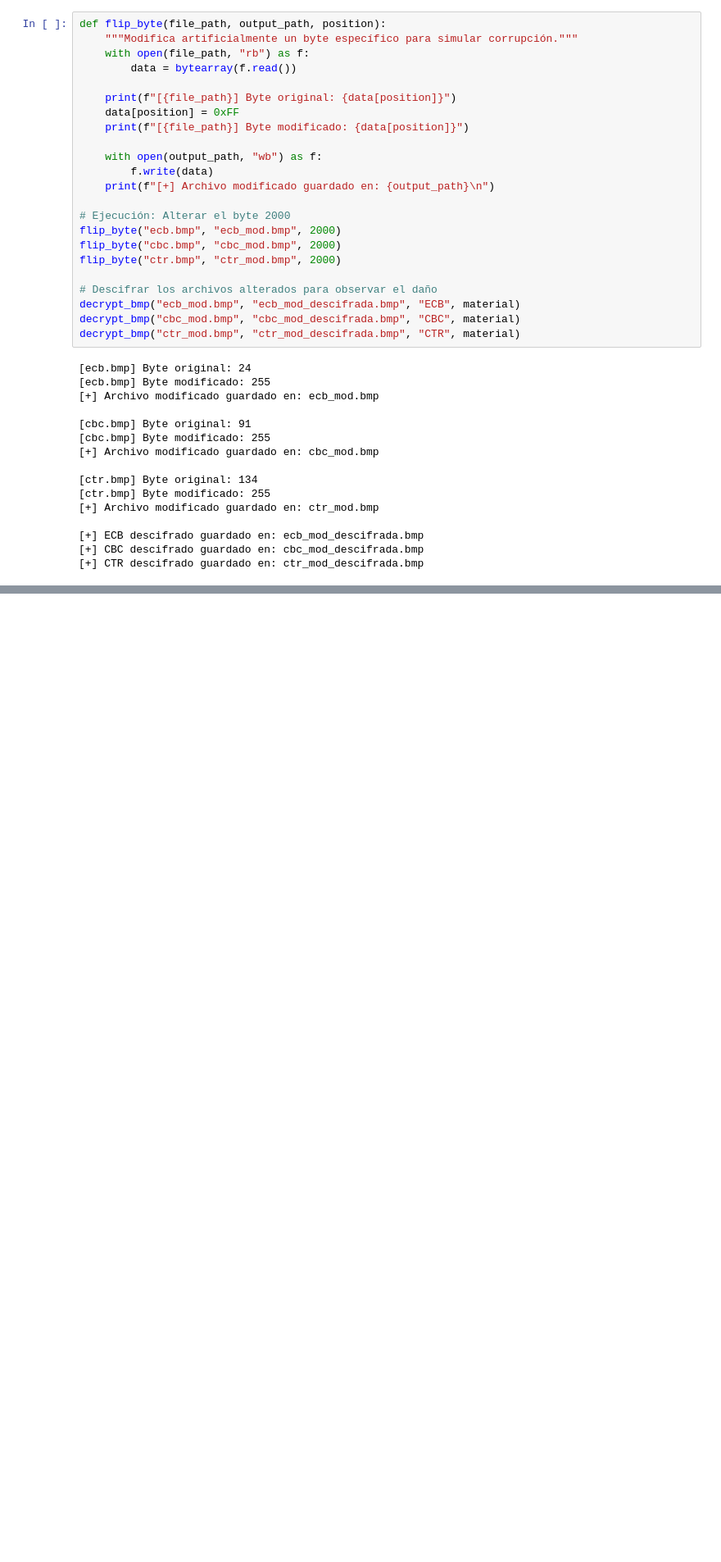
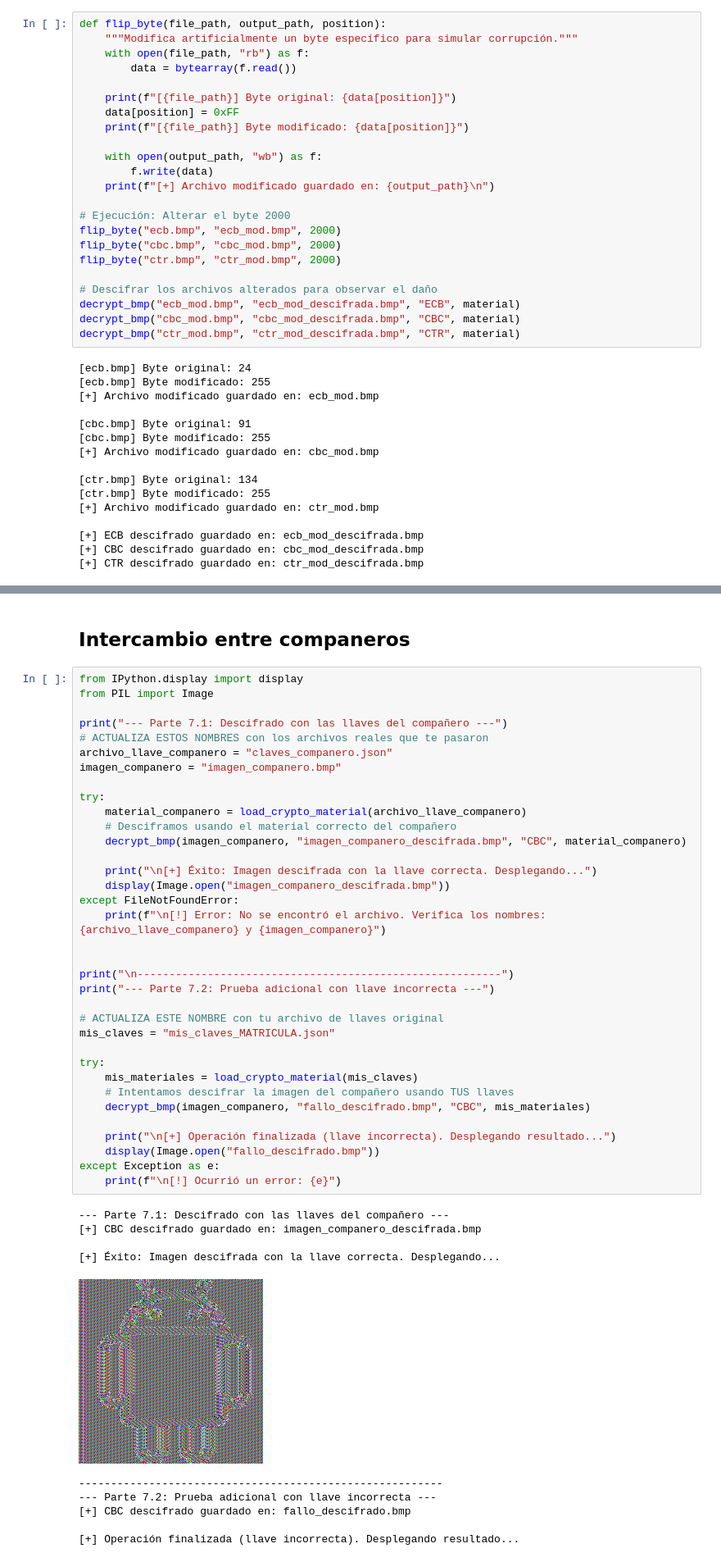
Before and after one commit to PerzivaL099/Ciberseguridad, a Jupyter notebook: aes-operation-modes/aes-operations.ipynb, the cells around one changed output, grey strips where cells are left out. Shown at 82% size. Drawn from its saved outputs; the diff is of its cells as text; blank space fills up the shorter version.

```diff
--- a/aes-operation-modes/aes-operations.ipynb
+++ b/aes-operation-modes/aes-operations.ipynb
@@ -193,0 +264,48 @@ decrypt_bmp("ctr_mod.bmp", "ctr_mod_descifrada.bmp", "CTR", material)
+# %% [markdown]
+## Intercambio entre companeros
+# %%
+from IPython.display import display
+from PIL import Image
+
+print("--- Parte 7.1: Descifrado con las llaves del compañero ---")
+# ACTUALIZA ESTOS NOMBRES con los archivos reales que te pasaron
+archivo_llave_companero = "claves_companero.json"
+imagen_companero = "imagen_companero.bmp"
+
+try:
+    material_companero = load_crypto_material(archivo_llave_companero)
+    # Desciframos usando el material correcto del compañero
+    decrypt_bmp(imagen_companero, "imagen_companero_descifrada.bmp", "CBC", material_companero)
+
+    print("\n[+] Éxito: Imagen descifrada con la llave correcta. Desplegando...")
+    display(Image.open("imagen_companero_descifrada.bmp"))
+except FileNotFoundError:
+    print(f"\n[!] Error: No se encontró el archivo. Verifica los nombres: {archivo_llave_companero} y {imagen_companero}")
+
+
+print("\n---------------------------------------------------------")
+print("--- Parte 7.2: Prueba adicional con llave incorrecta ---")
+
+# ACTUALIZA ESTE NOMBRE con tu archivo de llaves original
+mis_claves = "mis_claves_MATRICULA.json"
+
+try:
+    mis_materiales = load_crypto_material(mis_claves)
+    # Intentamos descifrar la imagen del compañero usando TUS llaves
+    decrypt_bmp(imagen_companero, "fallo_descifrado.bmp", "CBC", mis_materiales)
+
+    print("\n[+] Operación finalizada (llave incorrecta). Desplegando resultado...")
+    display(Image.open("fallo_descifrado.bmp"))
+except Exception as e:
+    print(f"\n[!] Ocurrió un error: {e}")
+# %% [output]
+--- Parte 7.1: Descifrado con las llaves del compañero ---
+[+] CBC descifrado guardado en: imagen_companero_descifrada.bmp
+
+[+] Éxito: Imagen descifrada con la llave correcta. Desplegando...
+[figure, added]
+---------------------------------------------------------
+--- Parte 7.2: Prueba adicional con llave incorrecta ---
+[+] CBC descifrado guardado en: fallo_descifrado.bmp
+
+[+] Operación finalizada (llave incorrecta). Desplegando resultado...
```
Also changed, not shown: parts of 7 cells of this notebook, 4 other files.
